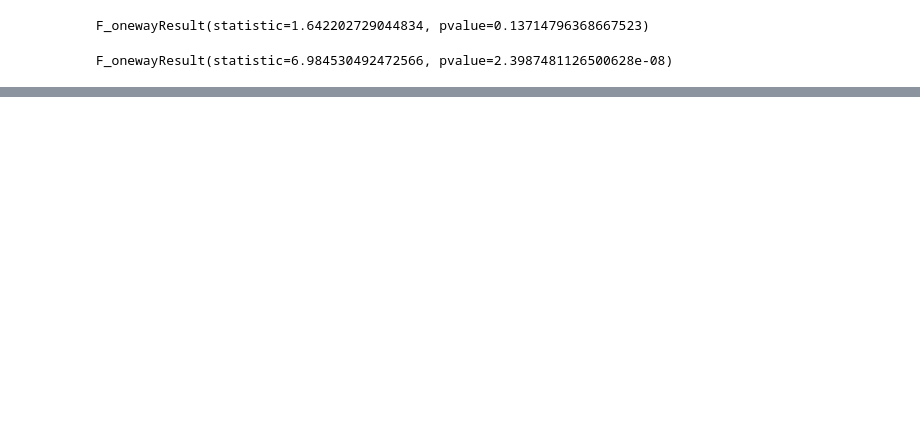
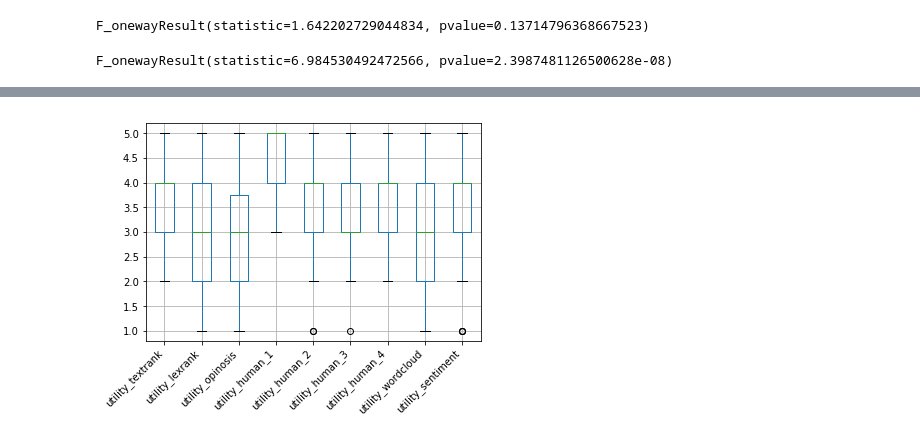
Before and after one commit to Mario-Kart-Felix/msc_project, a Jupyter notebook: notebooks/responses.ipynb, the cells around one changed output, grey strips where cells are left out. Saved outputs shown, nothing was run; the diff lists cells and outputs as text; code cells hidden in the pictures; blank space fills up the shorter version.

```diff
--- a/notebooks/responses.ipynb
+++ b/notebooks/responses.ipynb
@@ -55,10 +60,15 @@ survey[['readability_textrank',
 # %%
-survey[['utility_textrank',
+import matplotlib.pyplot as plt
+survey.boxplot(column=['utility_textrank',
      'utility_lexrank',
        'utility_opinosis',
         'utility_human_1',
         'utility_human_2',
         'utility_human_3',
        'utility_human_4',
        'utility_wordcloud',
-       'utility_sentiment']].describe().T.to_csv('utility.csv')
+       'utility_sentiment'], rot='45')
+plt.xticks(ha='right')
+plt.savefig('utility.png')
+# %% [output]
+[figure, added]
```
Also changed, not shown: parts of 20 cells of this notebook, 9 other files.
